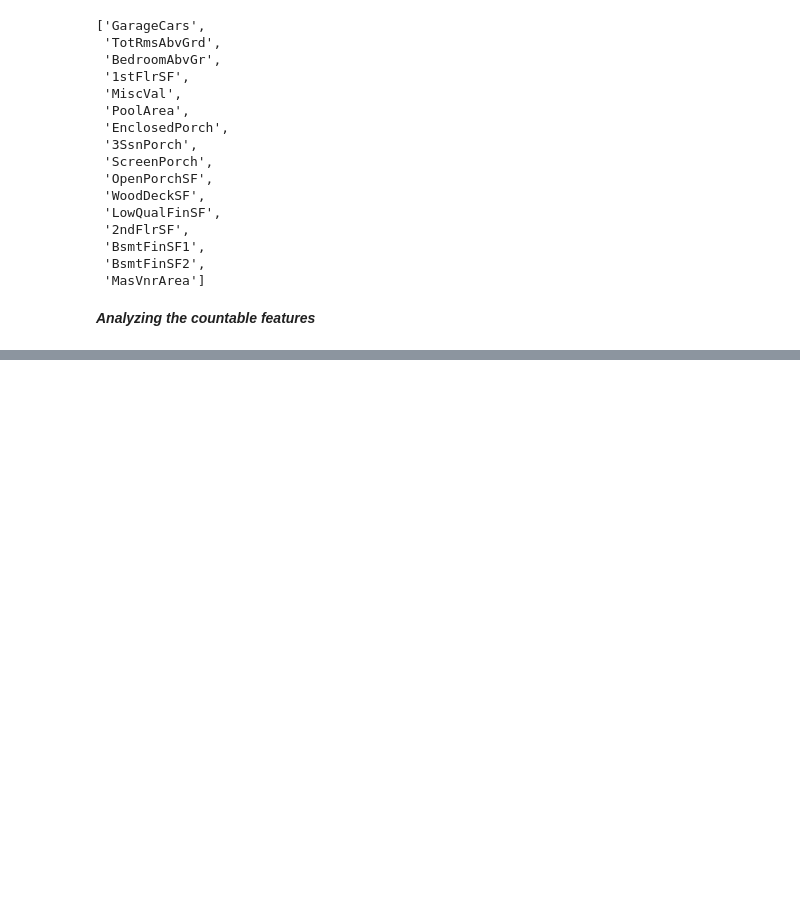
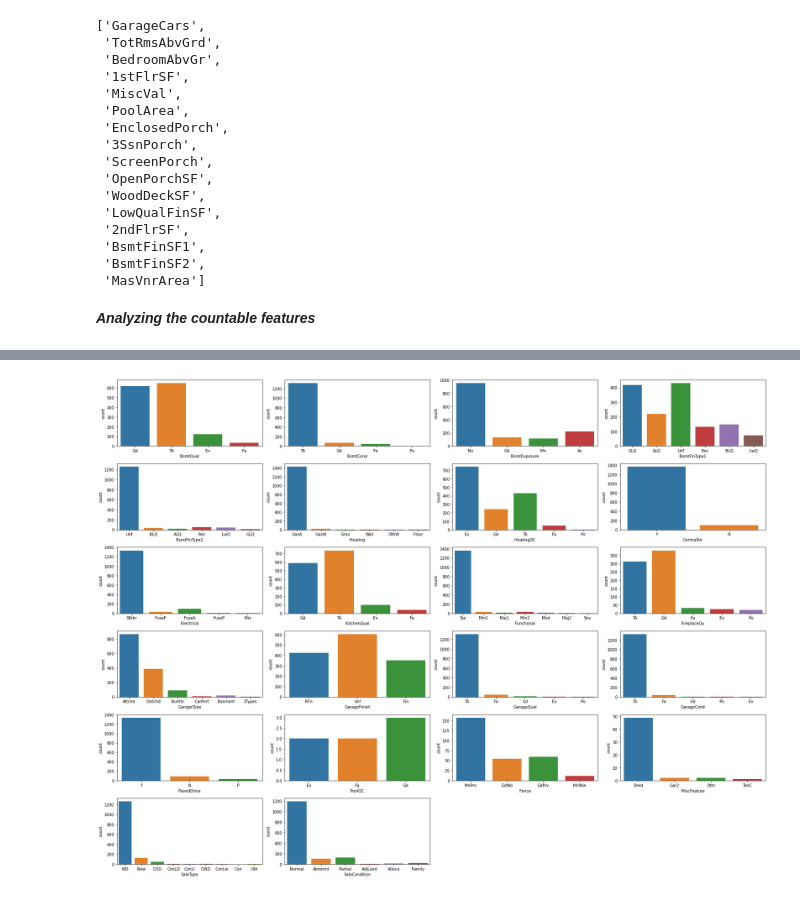
Before and after one commit to debhere/House-Price-Prediction, a Jupyter notebook: House Price Prediction.ipynb, the cells around one changed output, grey strips where cells are left out. Cells and saved outputs as stored; diff of their text form; code cells hidden in the pictures; blank space fills up the shorter version.

```diff
--- a/House Price Prediction.ipynb
+++ b/House Price Prediction.ipynb
@@ -532,0 +594,4 @@ train.loc[train['OverallCond'] == 7][['OverallCond', 'SalePrice','TotalBsmtSF']]
+# %%
+count_plot(train, cat_cols[21:])
+# %% [output]
+[figure, added]
```
Also changed, not shown: parts of 16 cells of this notebook.
